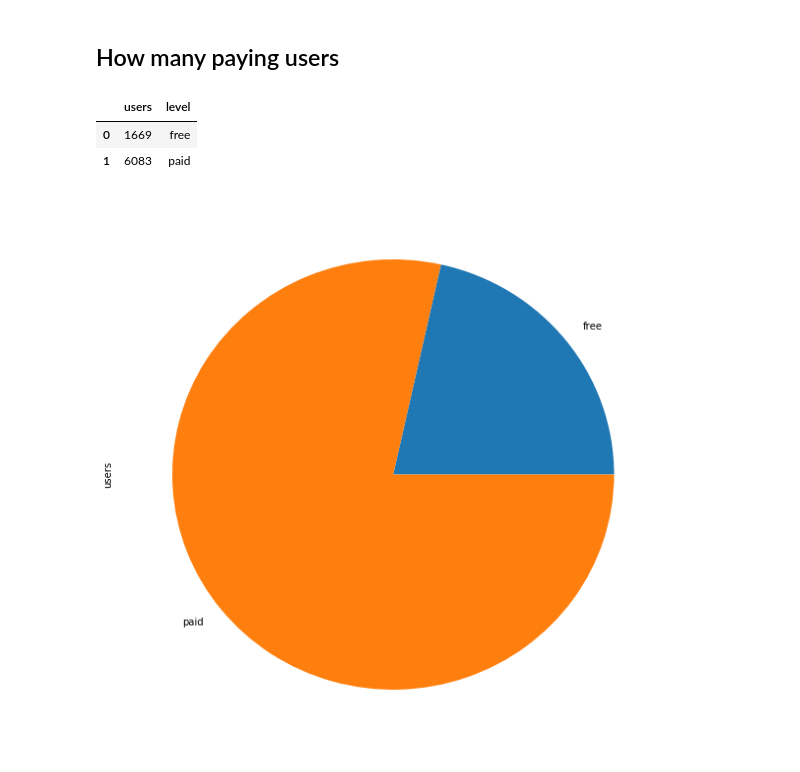
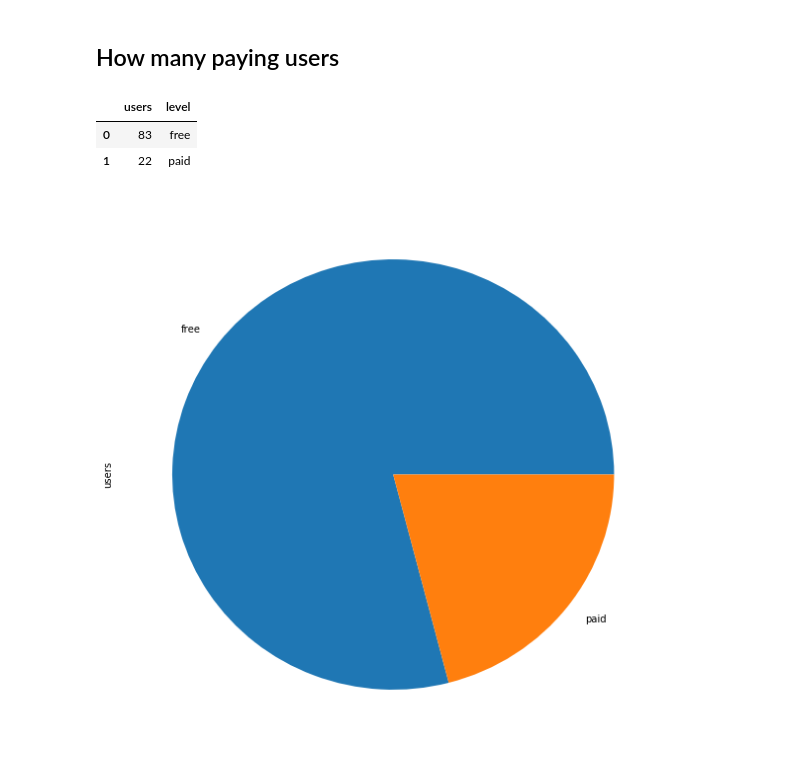
Before and after one commit to Eric-Zschaschel/-Data-Modeling-PostgreSQL-ETL, a Jupyter notebook: analytics.ipynb, the cells around one changed output. Cells and saved outputs as stored; diff of their text form; code cells hidden in the pictures.

```diff
--- a/analytics.ipynb
+++ b/analytics.ipynb
@@ -58,11 +61,12 @@ df.plot(x='location', y='users', kind='bar', legend=False, figsize=(20,5))
 # %% [markdown]
 ## How many paying users
 # %%
-df = pd.read_sql("""SELECT COUNT(level) as users, level FROM songplays GROUP BY level ORDER BY level""", conn)
+df = pd.read_sql("""SELECT COUNT(level) as users, level FROM (SELECT DISTINCT user_id, level FROM songplays) g
+                GROUP BY level ORDER BY level""", conn)
 df.plot(x='level', y='users', kind='pie',labels=['free', 'paid'],  legend=False, figsize=(10,10))
 df.head()
 # %% [output]
 |  | users | level |
-| 0 | 1669 | free |
-| 1 | 6083 | paid |
+| 0 | 83 | free |
+| 1 | 22 | paid |
-[figure, old version]
+[figure, new version]
```
Also changed, not shown: parts of 6 cells of this notebook, 5 other files.
